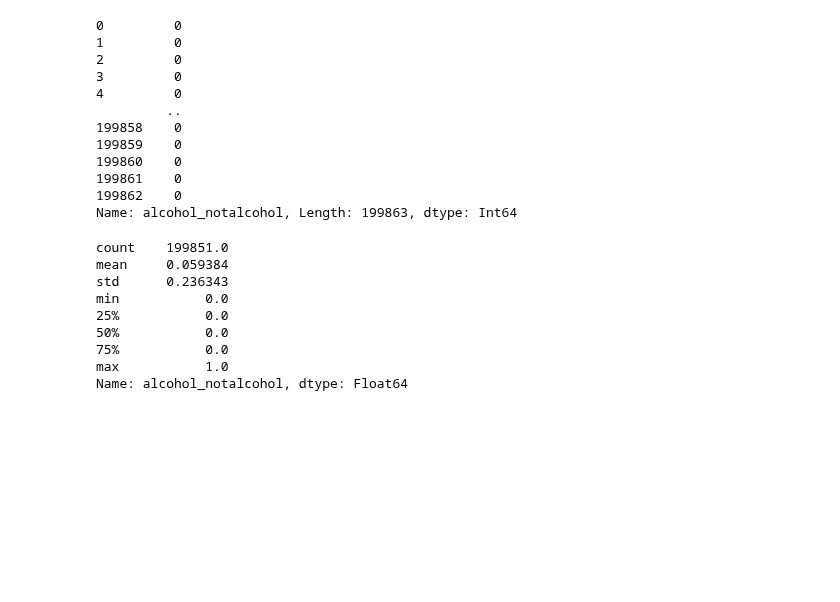
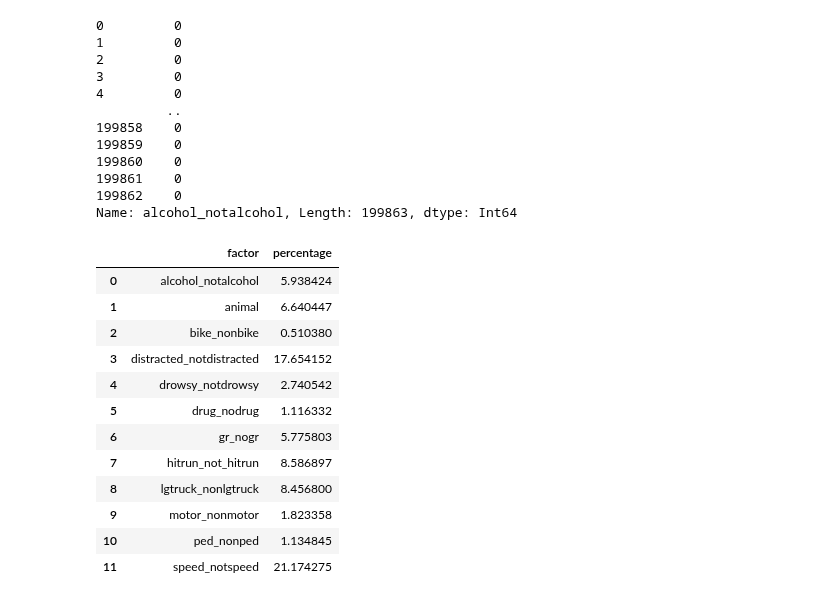
Before and after one commit to Eliab16/VDOT-crash-analysis, a Jupyter notebook: VDOT_Analysis.ipynb, the cells around one changed output. Saved outputs shown, nothing was run; the diff lists cells and outputs as text; code cells hidden in the pictures; blank space fills up the shorter version.

```diff
--- a/VDOT_Analysis.ipynb
+++ b/VDOT_Analysis.ipynb
@@ -393,15 +393,6 @@ crash_data['alcohol_notalcohol']
 199861    0
 199862    0
 Name: alcohol_notalcohol, Length: 199863, dtype: Int64
-# %%
-crash_data['alcohol_notalcohol'].describe()
-# %% [output]
-count    199851.0
-mean     0.059384
-std      0.236343
-min           0.0
-25%           0.0
-50%           0.0
-75%           0.0
-max           1.0
-Name: alcohol_notalcohol, dtype: Float64
+# %%
+factors =['alcohol_notalcohol','animal','bike_nonbike','distracted_notdistracted','drowsy_notdrowsy','drug_nodrug','gr_nogr',
+                   'hitrun_not_hitrun','lgtruck_nonlgtruck','motor_nonmotor','ped_nonped','speed_notspeed']
@@ -407,0 +406,16 @@ Name: alcohol_notalcohol, dtype: Float64
+# %%
+percentage_crash_data
+# %% [output]
+|  | factor | percentage |
+| 0 | alcohol_notalcohol | 5.938424 |
+| 1 | animal | 6.640447 |
+| 2 | bike_nonbike | 0.510380 |
+| 3 | distracted_notdistracted | 17.654152 |
+| 4 | drowsy_notdrowsy | 2.740542 |
+| 5 | drug_nodrug | 1.116332 |
+| 6 | gr_nogr | 5.775803 |
+| 7 | hitrun_not_hitrun | 8.586897 |
+| 8 | lgtruck_nonlgtruck | 8.456800 |
+| 9 | motor_nonmotor | 1.823358 |
+| 10 | ped_nonped | 1.134845 |
+| 11 | speed_notspeed | 21.174275 |
```
Also changed, not shown: parts of 5 cells of this notebook.
